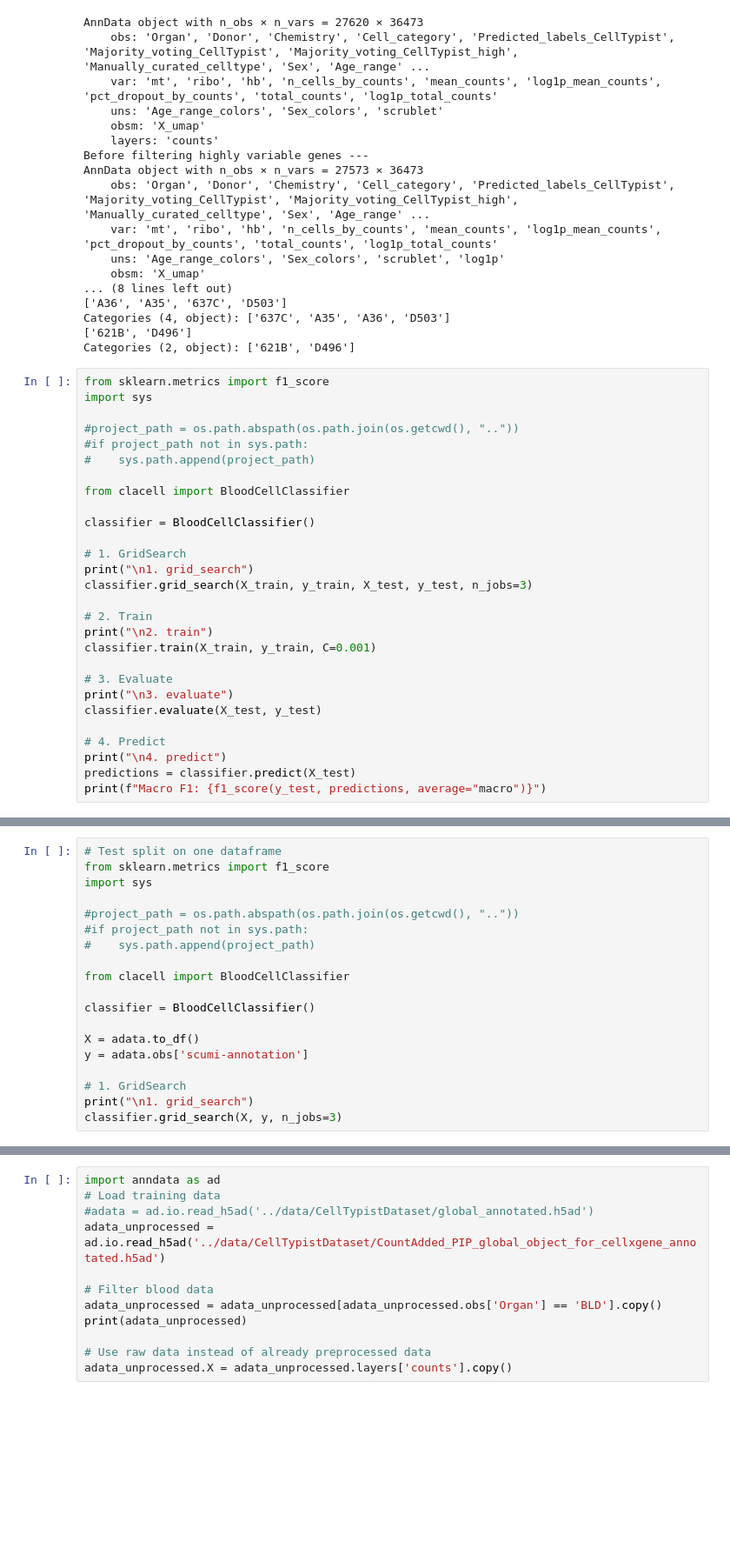
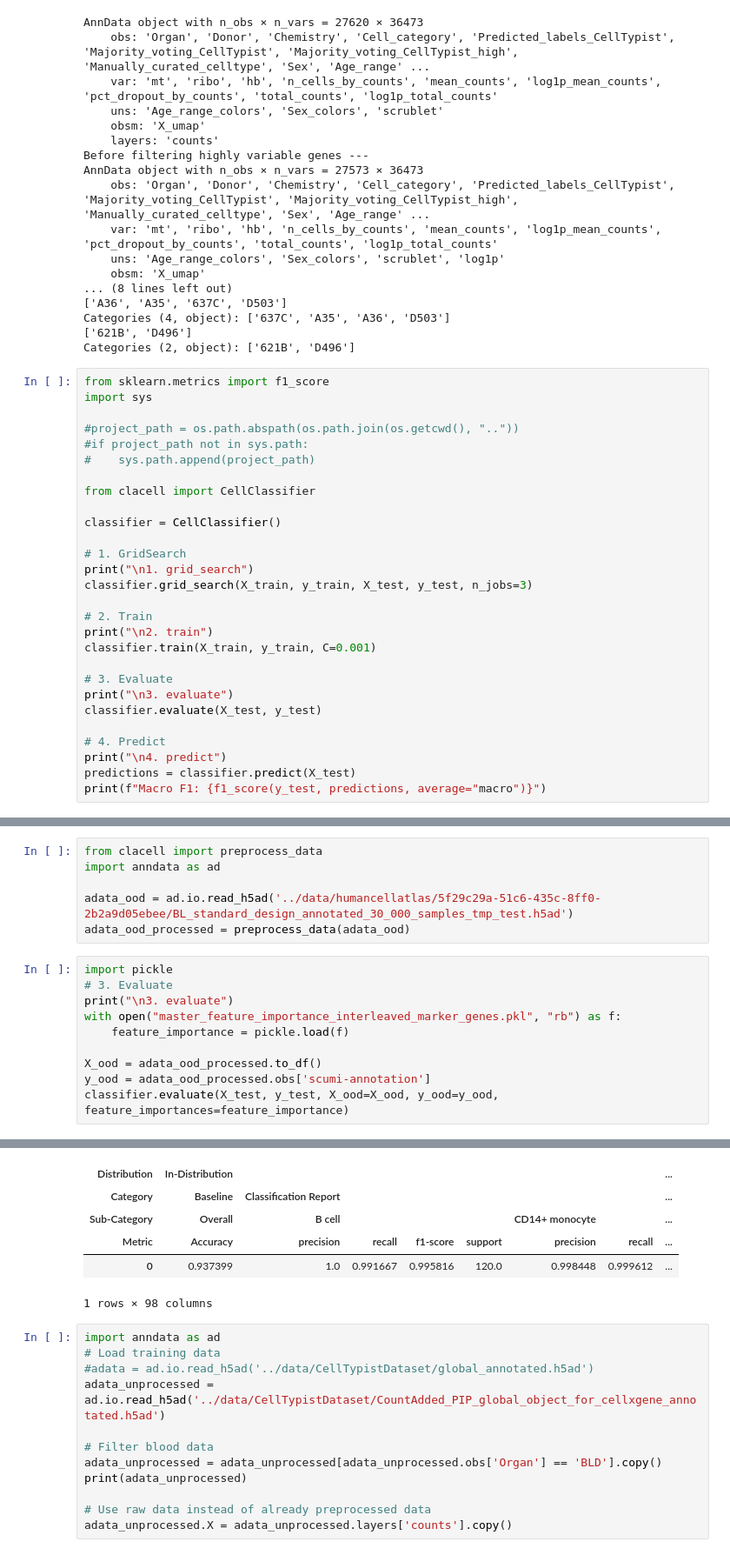
Before and after one commit to Boolean-true/CLACELL, a Jupyter notebook: evaluation/evaluate_clacell_package.ipynb, the cells around one changed output, grey strips where cells are left out. Shown at 87% size. Drawn from its saved outputs; the diff is of its cells as text; blank space fills up the shorter version.

Commit message:
clacell-1.0.0

```diff
--- a/evaluation/evaluate_clacell_package.ipynb
+++ b/evaluation/evaluate_clacell_package.ipynb
@@ -116,9 +116,9 @@ import sys
 #if project_path not in sys.path:
 #    sys.path.append(project_path)
 
-from clacell import BloodCellClassifier
+from clacell import CellClassifier
 
-classifier = BloodCellClassifier()
+classifier = CellClassifier()
 
 # 1. GridSearch
 print("\n1. grid_search")
@@ -157,19 +231,0 @@ Macro F1: 0.8962148546863825
-# %%
-# Test split on one dataframe
-from sklearn.metrics import f1_score
-import sys
-
-#project_path = os.path.abspath(os.path.join(os.getcwd(), ".."))
-#if project_path not in sys.path:
-#    sys.path.append(project_path)
-
-from clacell import BloodCellClassifier
-
-classifier = BloodCellClassifier()
-
-X = adata.to_df()
-y = adata.obs['scumi-annotation']
-
-# 1. GridSearch
-print("\n1. grid_search")
-classifier.grid_search(X, y, n_jobs=3)
@@ -193,0 +232,17 @@ Train models with parameters: {'C': np.float64(0.40465178366548116), 'class_weig
+# %%
+from clacell import preprocess_data
+import anndata as ad
+
+adata_ood = ad.io.read_h5ad('../data/humancellatlas/5f29c29a-51c6-435c-8ff0-2b2a9d05ebee/BL_standard_design_annotated_30_000_samples_tmp_test.h5ad')
+adata_ood_processed = preprocess_data(adata_ood)
+# %%
+import pickle
+# 3. Evaluate
+print("\n3. evaluate")
+with open("master_feature_importance_interleaved_marker_genes.pkl", "rb") as f:
+    feature_importance = pickle.load(f)
+
+X_ood = adata_ood_processed.to_df()
+y_ood = adata_ood_processed.obs['scumi-annotation']
+classifier.evaluate(X_test, y_test, X_ood=X_ood, y_ood=y_ood, feature_importances=feature_importance)
+# %% [output]
@@ -194,3 +266,9 @@ Train models with parameters: {'C': np.float64(0.40465178366548116), 'class_weig
+| Distribution | In-Distribution |  |  |  |  |  |  | ... |
+| Category | Baseline | Classification Report |  |  |  |  |  | ... |
+| Sub-Category | Overall | B cell |  |  |  | CD14+ monocyte |  | ... |
+| Metric | Accuracy | precision | recall | f1-score | support | precision | recall | ... |
+| 0 | 0.937399 | 1.0 | 0.991667 | 0.995816 | 120.0 | 0.998448 | 0.999612 | ... |
+1 rows × 98 columns
 # %%
 import anndata as ad
 # Load training data
```
Also changed, not shown: parts of 8 cells of this notebook, 4 other files.
